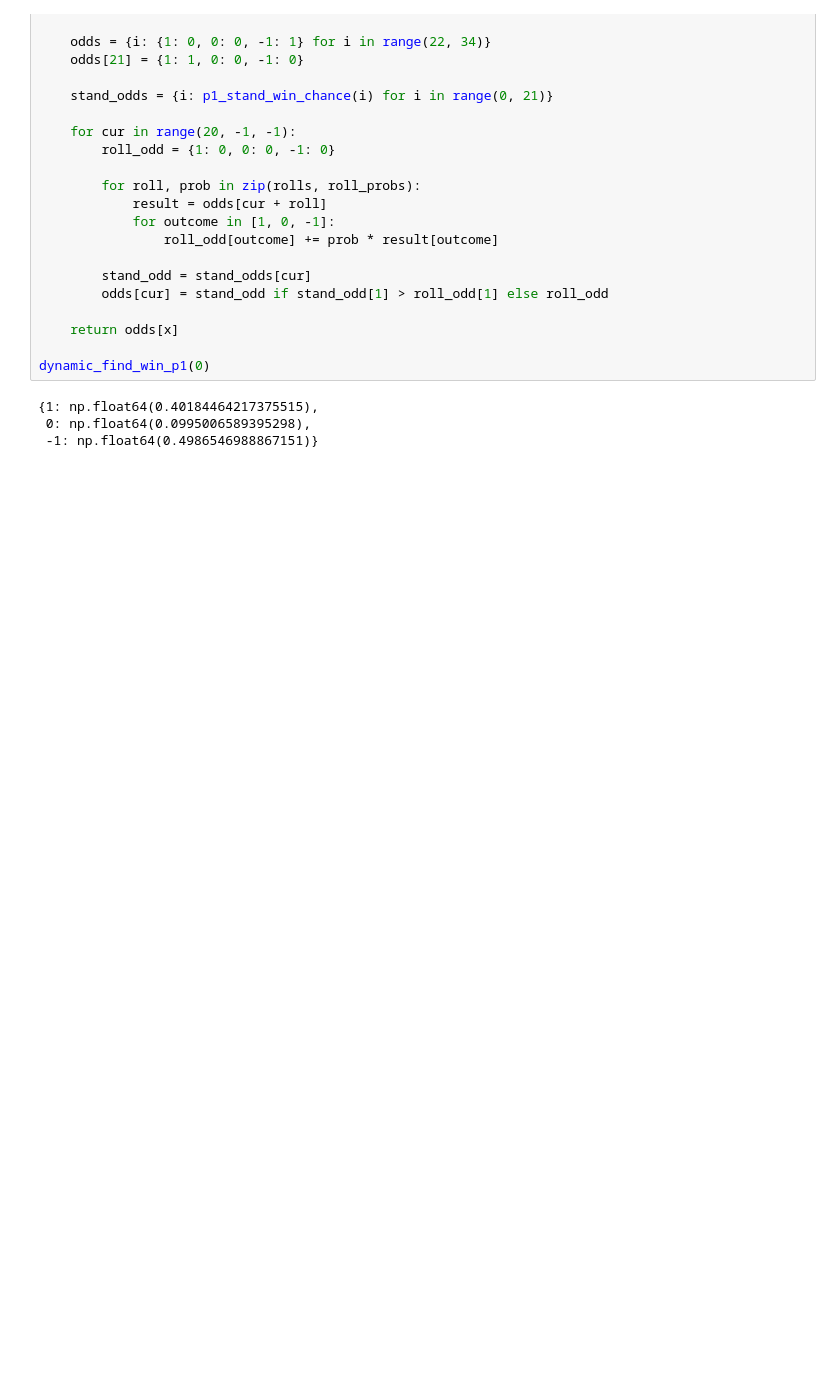
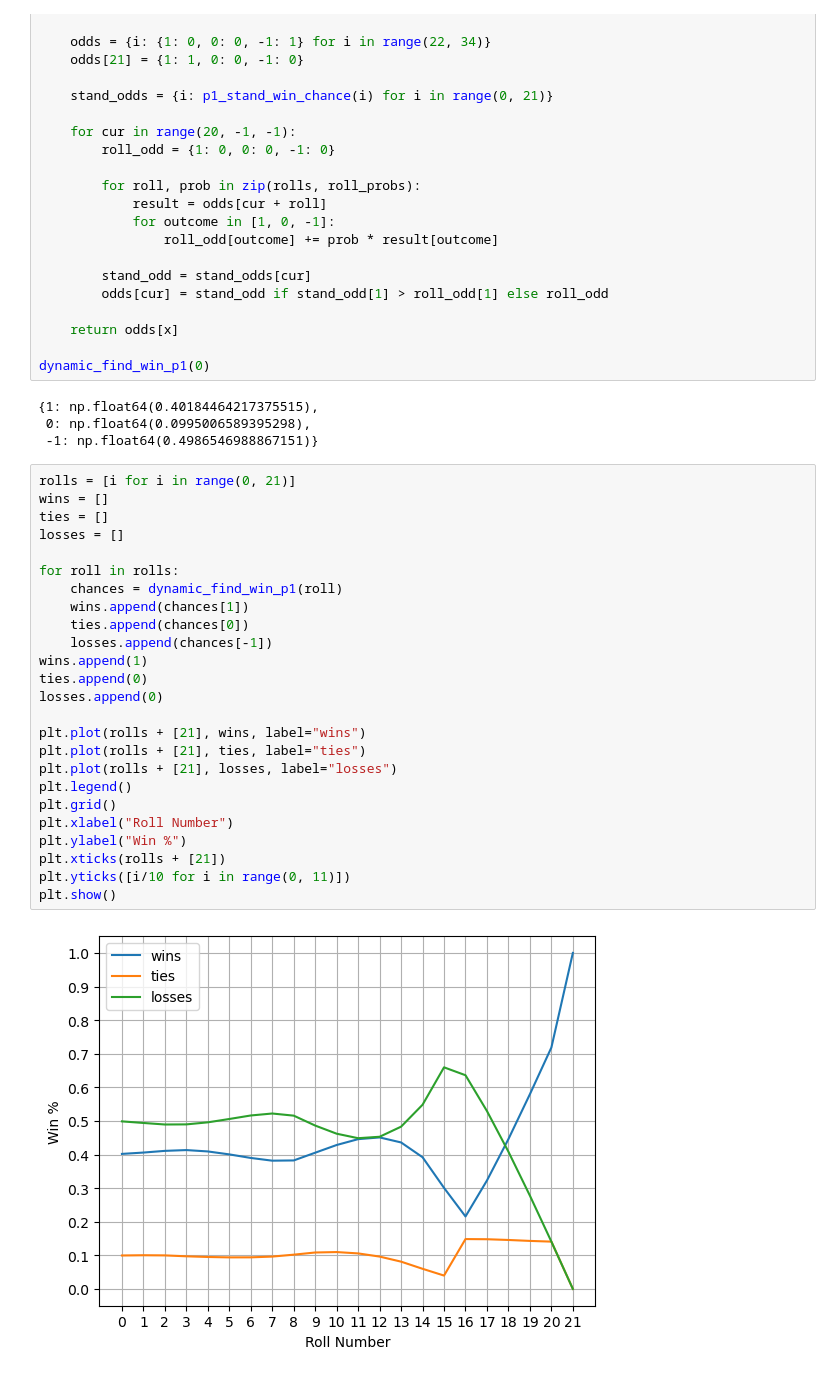
Before and after one commit to normanlrasmussen/quick_dice_game, a Jupyter notebook: main.ipynb, the cells around one changed output. Cells and saved outputs as stored; diff of their text form; blank space fills up the shorter version.

```diff
--- a/main.ipynb
+++ b/main.ipynb
@@ -93,3 +93,30 @@ dynamic_find_win_p1(0)
 {1: np.float64(0.40184464217375515),
  0: np.float64(0.0995006589395298),
  -1: np.float64(0.4986546988867151)}
+# %%
+rolls = [i for i in range(0, 21)]
+wins = []
+ties = []
+losses = []
+
+for roll in rolls:
+    chances = dynamic_find_win_p1(roll)
+    wins.append(chances[1])
+    ties.append(chances[0])
+    losses.append(chances[-1])
+wins.append(1)
+ties.append(0)
+losses.append(0)
+
+plt.plot(rolls + [21], wins, label="wins")
+plt.plot(rolls + [21], ties, label="ties")
+plt.plot(rolls + [21], losses, label="losses")
+plt.legend()
+plt.grid()
+plt.xlabel("Roll Number")
+plt.ylabel("Win %")
+plt.xticks(rolls + [21])
+plt.yticks([i/10 for i in range(0, 11)])
+plt.show()
+# %% [output]
+[figure, added]
```
Also changed, not shown: parts of 2 cells of this notebook.
